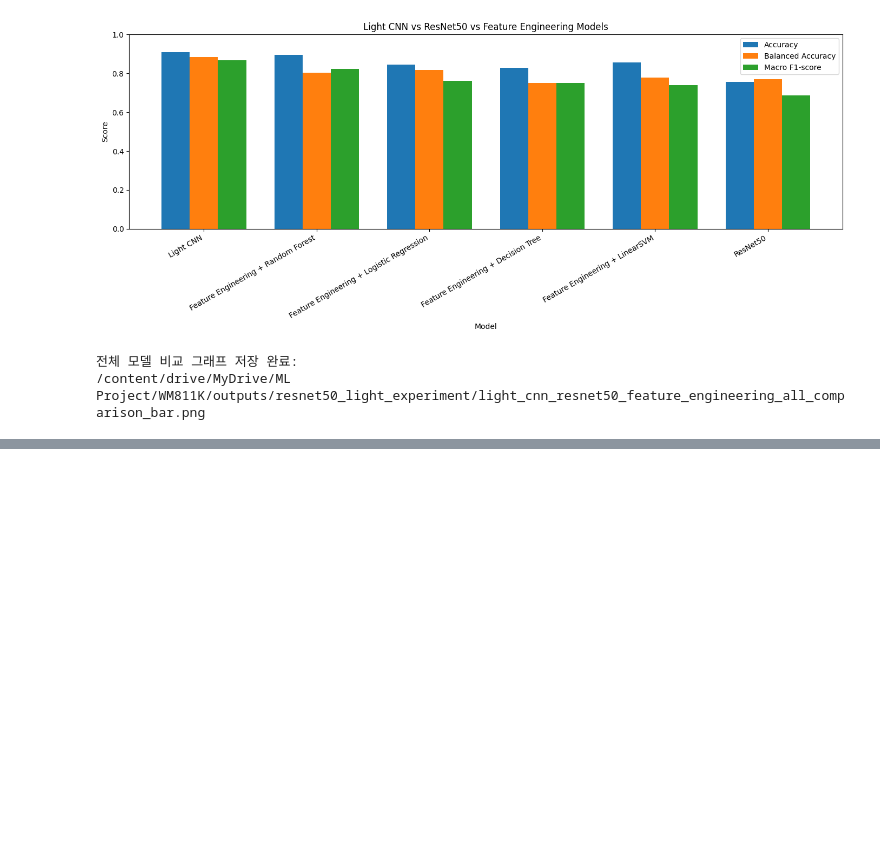
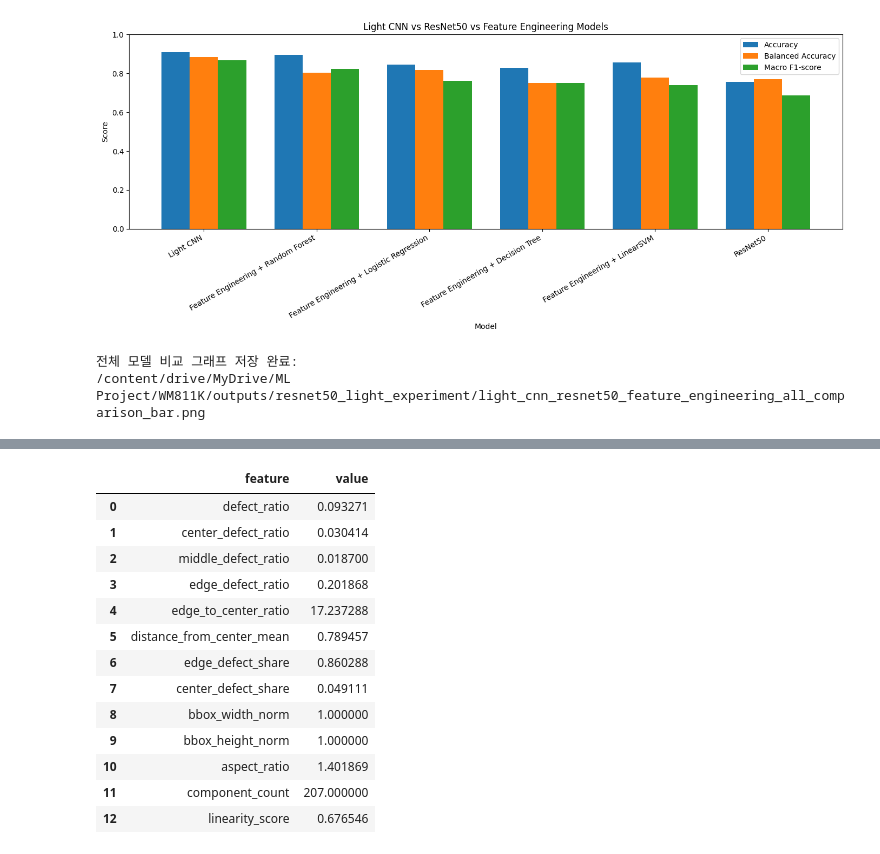
Before and after one commit to WooSeungJi/WM811K-Project, a Jupyter notebook: Ram_절약_WM_811K_Wafer_Map.ipynb, the cells around one changed output, grey strips where cells are left out. Drawn from its saved outputs; the diff is of its cells as text; code cells hidden in the pictures; blank space fills up the shorter version.

```diff
--- a/Ram_절약_WM_811K_Wafer_Map.ipynb
+++ b/Ram_절약_WM_811K_Wafer_Map.ipynb
@@ -3615,0 +3931,80 @@ print(REPORT_CORE_COMPARISON_FIG_PATH)
+# %%
+# ============================================================
+# 44. 선택 샘플 Feature 계산 + Random Forest 예측
+# ============================================================
+
+# ============================================================
+# 44-1. 선택된 wafer map에서 feature 추출
+# ============================================================
+
+sample_features_dict = extract_wafer_features(sample_wafer_map)
+
+sample_features_df = pd.DataFrame([sample_features_dict])
+
+# Random Forest가 학습할 때 사용한 feature_cols 순서와 동일하게 맞춘다.
+sample_X_for_rf = sample_features_df.reindex(columns=feature_cols, fill_value=0)
+
+print("선택 샘플 Feature shape:", sample_X_for_rf.shape)
+
+
+# ============================================================
+# 44-2. Random Forest 예측
+# ============================================================
+
+if RF_MODEL_FOR_REPORT is not None:
+    rf_pred_encoded = RF_MODEL_FOR_REPORT.predict(sample_X_for_rf)[0]
+    rf_pred_label = label_to_text(rf_pred_encoded)
+else:
+    rf_pred_label = "Random Forest 예측 생략"
+
+print("Random Forest 예측 라벨:", rf_pred_label)
+
+
+# ============================================================
+# 44-3. 보고서에 넣을 주요 feature만 정리
+# ============================================================
+
+important_feature_names = [
+    "defect_ratio",
+    "center_defect_ratio",
+    "middle_defect_ratio",
+    "edge_defect_ratio",
+    "edge_to_center_ratio",
+    "distance_from_center_mean",
+    "edge_defect_share",
+    "center_defect_share",
+    "bbox_width_norm",
+    "bbox_height_norm",
+    "aspect_ratio",
+    "component_count",
+    "linearity_score"
+]
+
+important_feature_rows = []
+
+for feature_name in important_feature_names:
+    if feature_name in sample_features_dict:
+        important_feature_rows.append({
+            "feature": feature_name,
+            "value": sample_features_dict[feature_name]
+        })
+
+important_feature_df = pd.DataFrame(important_feature_rows)
+
+display(important_feature_df)
+
+# 저장
+IMPORTANT_FEATURE_CSV_PATH = os.path.join(
+    REPORT_SAVE_DIR,
+    "edge_ring_sample_important_features.csv"
+)
+
+important_feature_df.to_csv(
+    IMPORTANT_FEATURE_CSV_PATH,
+    index=False,
+    encoding="utf-8-sig"
+)
+
+print("주요 feature 저장 완료:")
+print(IMPORTANT_FEATURE_CSV_PATH)
+# %% [output]
@@ -3615,0 +4013,14 @@ print(REPORT_CORE_COMPARISON_FIG_PATH)
+|  | feature | value |
+| 0 | defect_ratio | 0.093271 |
+| 1 | center_defect_ratio | 0.030414 |
+| 2 | middle_defect_ratio | 0.018700 |
+| 3 | edge_defect_ratio | 0.201868 |
+| 4 | edge_to_center_ratio | 17.237288 |
+| 5 | distance_from_center_mean | 0.789457 |
+| 6 | edge_defect_share | 0.860288 |
+| 7 | center_defect_share | 0.049111 |
+| 8 | bbox_width_norm | 1.000000 |
+| 9 | bbox_height_norm | 1.000000 |
+| 10 | aspect_ratio | 1.401869 |
+| 11 | component_count | 207.000000 |
+| 12 | linearity_score | 0.676546 |
```
Also changed, not shown: parts of 7 cells of this notebook.
